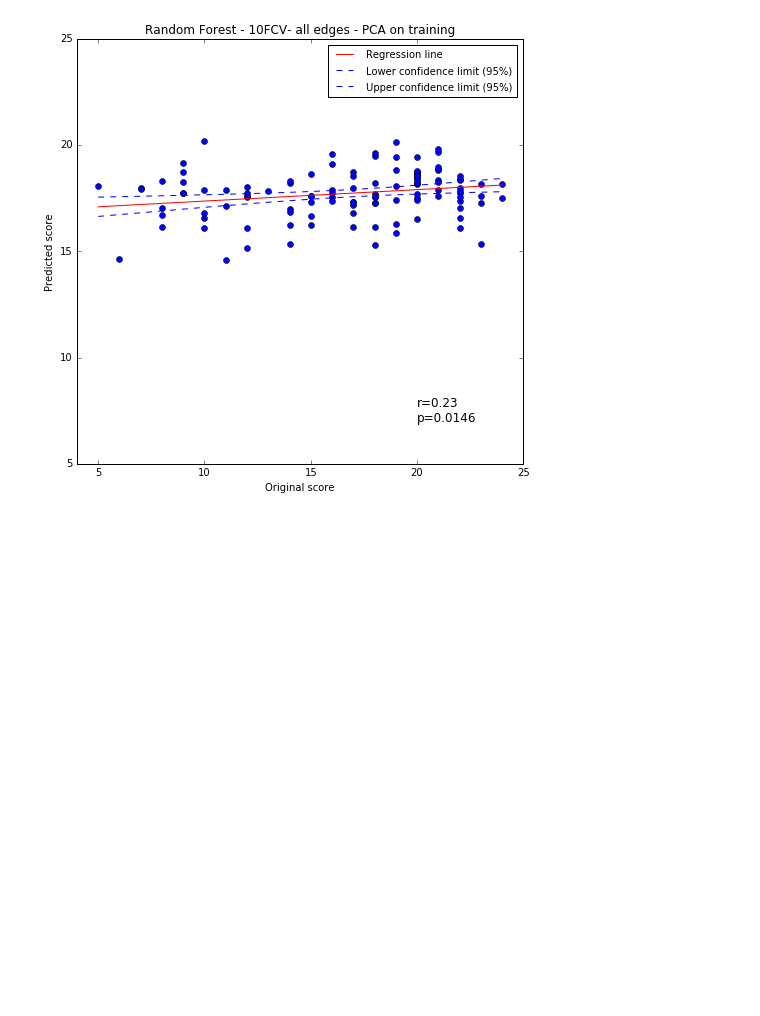
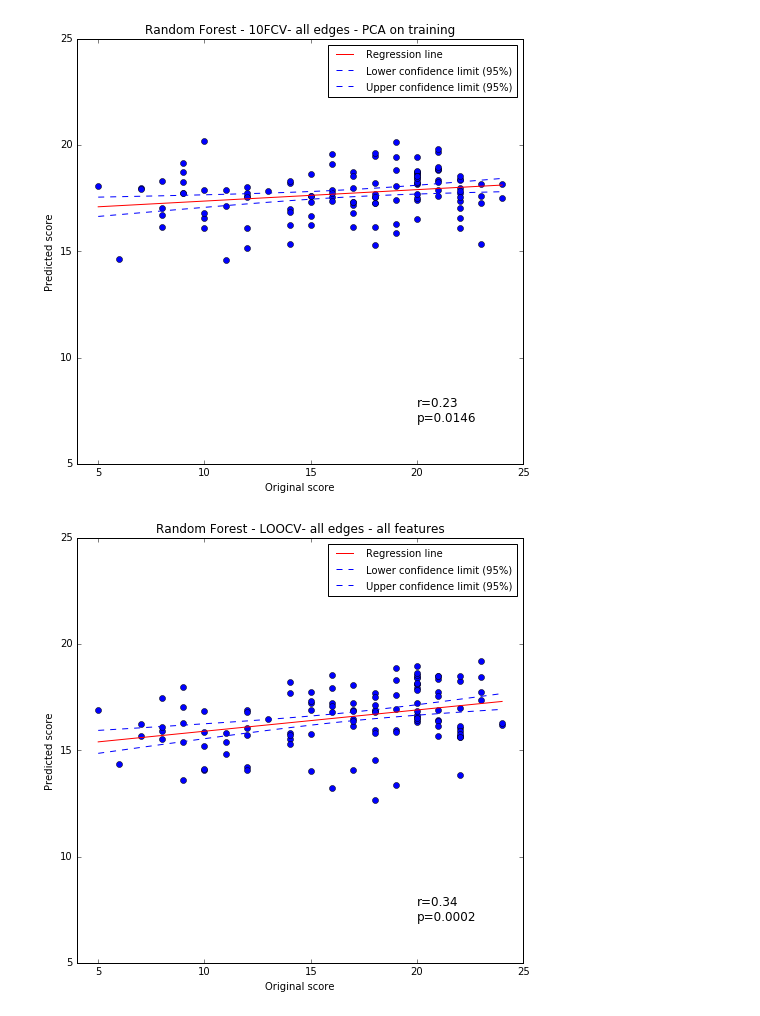
Before and after one commit to paola-g/iq_prediction, a Jupyter notebook: random_forest.ipynb, the cells around one changed output. Drawn from its saved outputs; the diff is of its cells as text; code cells hidden in the pictures; blank space fills up the shorter version.

```diff
--- a/random_forest.ipynb
+++ b/random_forest.ipynb
@@ -104,7 +104,7 @@ No. of components: 114
 loo = cross_validation.LeaveOneOut(n_subj)
 errors = np.zeros([n_subj,1])
 predictions = np.zeros([n_subj,1])
-estimator = RandomForestRegressor(random_state=0, n_estimators=100, oob_score=True)
+estimator = RandomForestRegressor(random_state=0, n_estimators=10000, oob_score=True,n_jobs=-1)
 
 # PCA (all edges)
 
@@ -255,0 +260,21 @@ sio.savemat('res_randomforest.mat',results,appendmat=True)
+# %%
+# Test with all edges (without PCA)
+loo = cross_validation.LeaveOneOut(n_subj)
+errors = np.zeros([n_subj,1])
+predictions = np.zeros([n_subj,1])
+estimator = RandomForestRegressor(random_state=0, n_estimators=100, oob_score=True,n_jobs=-1)
+
+i=0
+f = FloatProgress(min=0, max=n_subj)
+display(f)
+for train_index, test_index in loo:
+    # regression
+    estimator.fit(edges[train_index,],gF[train_index])
+    predictions[i] = estimator.predict(edges[test_index,])
+
+    errors[i] = abs(predictions[i]-gF[test_index])
+    i += 1
+    f.value += 1
+
+print('Mean error:',errors.mean())
+preds_7 = predictions;
@@ -351,3 +397,7 @@ regression_plot(np.ravel(gF),np.ravel(preds_5),'Random Forest - 5FCV- all edges
 regression_plot(np.ravel(gF),np.ravel(preds_6),'Random Forest - 10FCV- all edges - PCA on training')
 # %% [output]
 [figure]
+# %%
+regression_plot(np.ravel(gF),np.ravel(preds_7),'Random Forest - LOOCV- all edges - all features')
+# %% [output]
+[figure, added]
```
Also changed, not shown: parts of 4 cells of this notebook.
